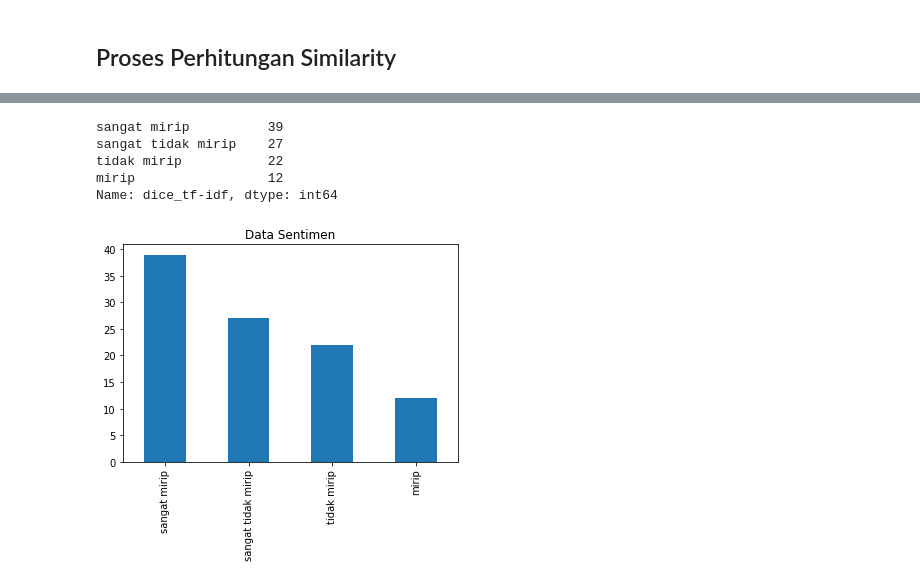
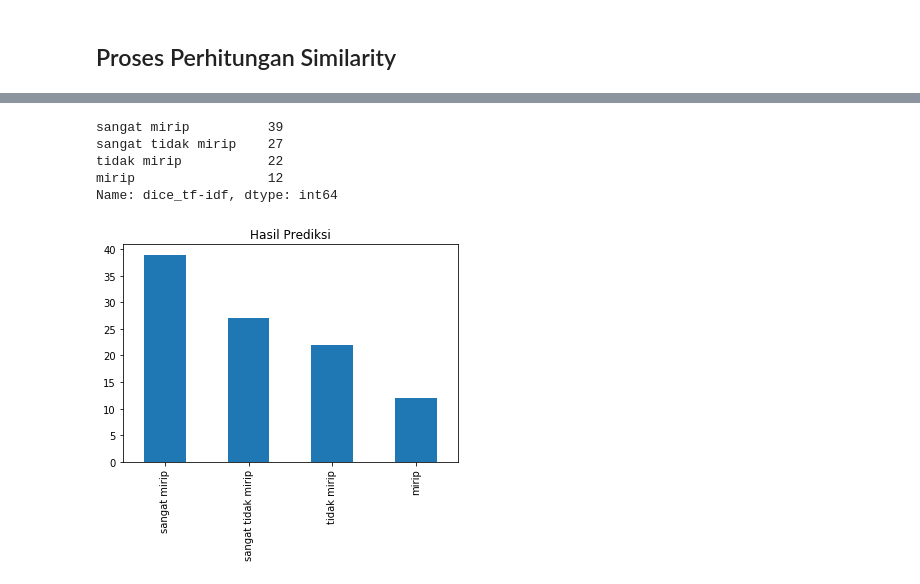
Before and after one commit to lufias69/text_similarity, a Jupyter notebook: implementasi-hasil.ipynb, the cells around one changed output, grey strips where cells are left out. Saved outputs shown, nothing was run; the diff lists cells and outputs as text; code cells hidden in the pictures.

```diff
--- a/implementasi-hasil.ipynb
+++ b/implementasi-hasil.ipynb
@@ -342,16 +342,16 @@ df3.head()
 | 3 | anda dapat menelepon 021 7381 111... | 0.818180 | sangat mirip | 0.692305 | mirip | 0.818 | sangat mirip | ... |
 | 4 | arsitektur yang menabjub kan tera... | 0.000000 | sangat tidak mirip | 0.000000 | sangat tidak mirip | 0.000 | sangat tidak mirip | ... |
 # %%
-pd.value_counts(df2['dice_tf-idf']).plot.bar(title='Data Sentimen')
+pd.value_counts(df2['dice_tf-idf']).plot.bar(title='Hasil Prediksi')
 pd.value_counts(df2['dice_tf-idf'])
 #df2['dice_tf-idf']
 # %% [output]
 sangat mirip          39
 sangat tidak mirip    27
 tidak mirip           22
 mirip                 12
 Name: dice_tf-idf, dtype: int64
-[figure, old version]
+[figure, new version]
 # %%
 import datetime
 waktu = str(datetime.datetime.now()).replace(":","-")
```
Also changed, not shown: parts of 2 cells of this notebook, 8 other files.
